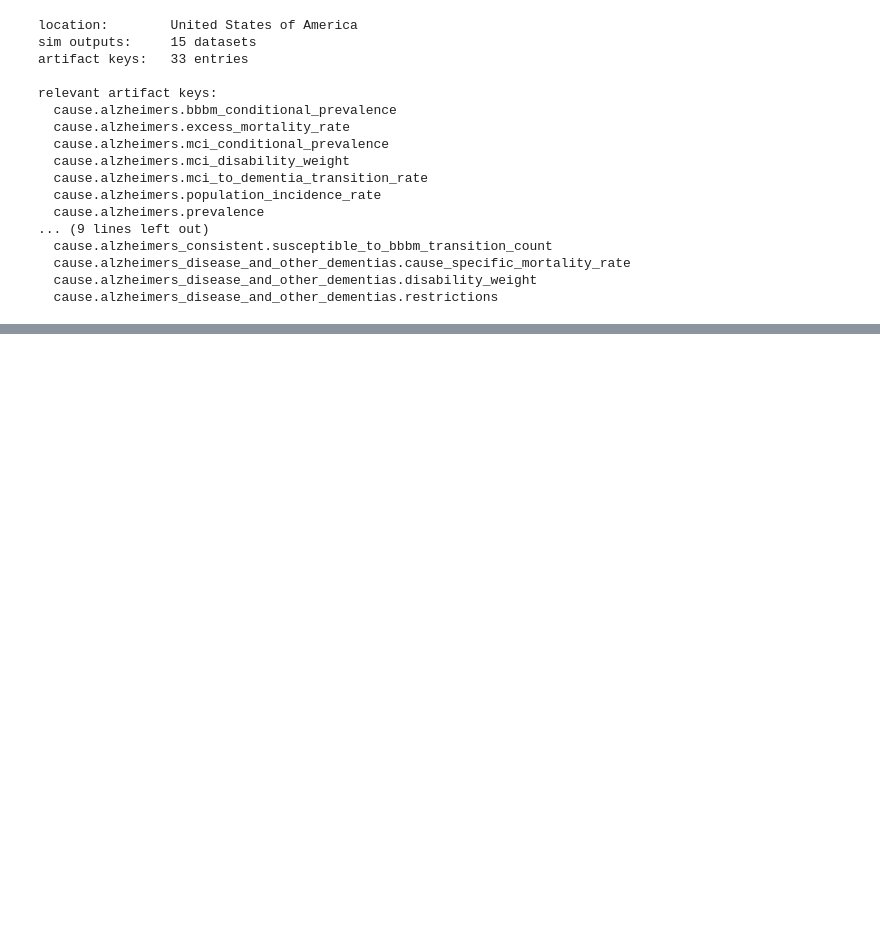
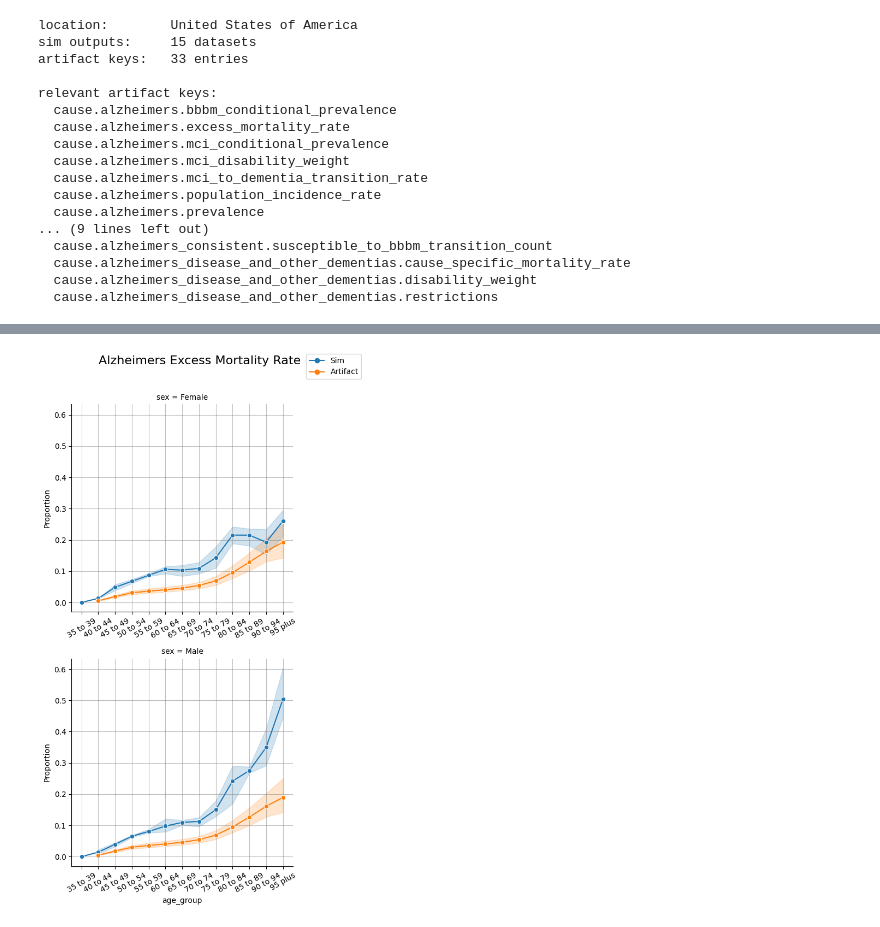
Before and after one commit to ihmeuw/vivarium_csu_alzheimers, a Jupyter notebook: notebooks/automated_validation_demo.ipynb, the cells around one changed output, grey strips where cells are left out. Cells and saved outputs as stored; diff of their text form; code cells hidden in the pictures; blank space fills up the shorter version.

Commit message:
add plot

```diff
--- a/notebooks/automated_validation_demo.ipynb
+++ b/notebooks/automated_validation_demo.ipynb
@@ -142,10 +146,7 @@ the workspace build, so `artifact_path` is constant.
 # %%
 from vivarium_testing_utils.automated_validation.interface import ValidationContext
 
-ctx = ValidationContext(
-    results_dir=WORKDIR,
-    scenario_columns=("scenario",),
-)
+ctx = ValidationContext(results_dir=WORKDIR, scenario_columns=())
 print(f"location:        {ctx.location}")
 print(f"sim outputs:     {len(ctx.get_sim_outputs())} datasets")
 print(f"artifact keys:   {len(ctx.get_artifact_keys())} entries")
@@ -205,13 +212,12 @@ class ADStateExcessMortalityRate(RatioMeasure):
 
     @property
     def rate_aggregation_weights(self):
+        # Prevalence-only weighting. Drops the 30-year population factor
+        # so weights and rate share their year coverage.
         return RateAggregationWeights(
-            weight_keys={
-                "population": "population.structure",
-                "prevalence": f"cause.{self.entity}.prevalence",
-            },
-            formula=lambda population, prevalence: population * prevalence,
-            description="Person-time x prevalence weighted average",
+            weight_keys={"prevalence": f"cause.{self.entity}.prevalence"},
+            formula=lambda prevalence: prevalence,
+            description="Prevalence-weighted average",
         )
 
     def __init__(self, cause):
@@ -235,7 +241,6 @@ ctx.add_comparison(
     "cause.alzheimers.excess_mortality_rate",
     test_source="sim",
     ref_source="artifact",
-    test_scenarios={"scenario": "baseline"},
 )
 print("registered:", list(ctx.comparisons))
 # %% [output]
@@ -351,0 +272,10 @@ one verdict, and a path to deepening it incrementally.
+# %%
+import matplotlib.pyplot as plt
+
+fig = ctx.plot_comparison(
+    "cause.alzheimers.excess_mortality_rate",
+    "sim", "artifact",
+    type="line",
+)
+plt.show()
+# %% [output]
@@ -351,0 +284 @@ one verdict, and a path to deepening it incrementally.
+[figure, added]
```
Also changed, not shown: parts of 19 cells of this notebook, 1 other file.
